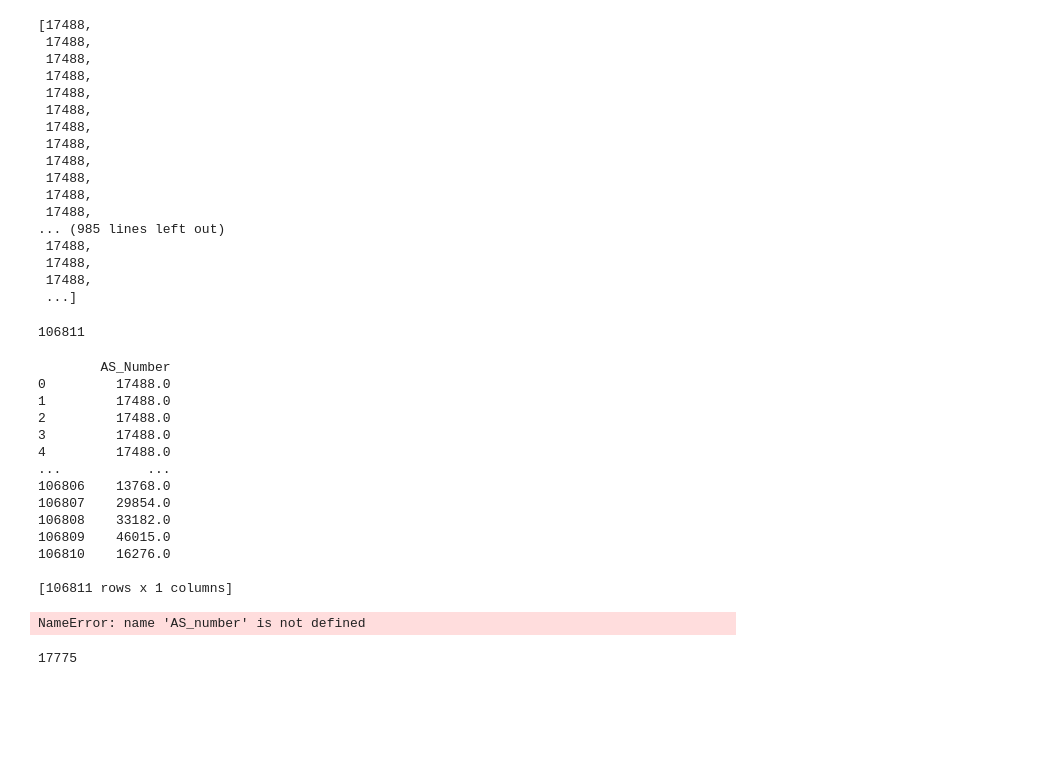
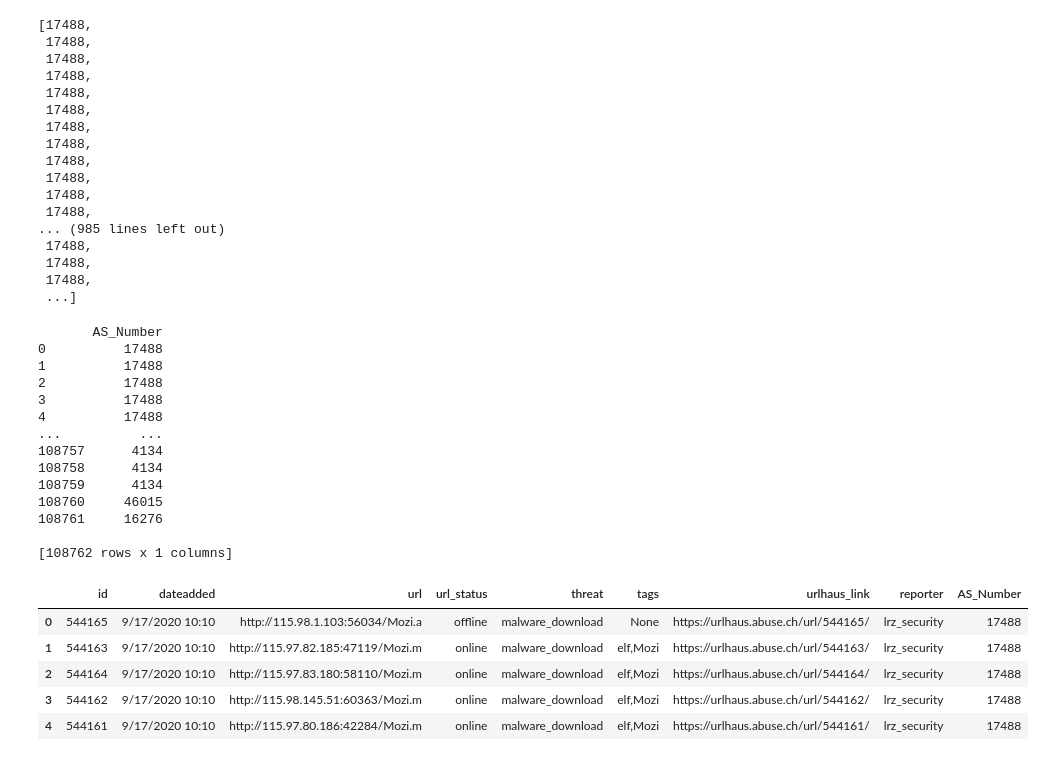
Before and after one commit to tderoon/Cybereconomicsgroup4, a Jupyter notebook: ASN.ipynb, the cells around one changed output. Saved outputs shown, nothing was run; the diff lists cells and outputs as text; code cells hidden in the pictures; blank space fills up the shorter version.

Commit message:
updated
A useless URL marked "invalid URL" and the ASN IP could not be obtained with a null value.

```diff
--- a/ASN.ipynb
+++ b/ASN.ipynb
@@ -166,13 +236,6 @@ ASN_number
  17488,
  17488,
  ...]
-# %%
-for each in ip_list_URL:
-    ASN_for_new = asndb.lookup(each)
-    ASN_number.append(ASN_for_new[0])
-len(ASN_number)
-# %% [output]
-106811
 # %%
 #transfer the ASN to the .csv document
 name=['AS_Number']
@@ -180,28 +243,30 @@ AS_number = pd.DataFrame(columns=name,data=ASN_number)
 print(AS_number)
 AS_number.to_csv('AS_number.csv',encoding='gbk')
 # %% [output]
-        AS_Number
-0         17488.0
-1         17488.0
-2         17488.0
-3         17488.0
-4         17488.0
-...           ...
-106806    13768.0
-106807    29854.0
-106808    33182.0
-106809    46015.0
-106810    16276.0
+       AS_Number
+0          17488
+1          17488
+2          17488
+3          17488
+4          17488
+...          ...
+108757      4134
+108758      4134
+108759      4134
+108760     46015
+108761     16276
 
-[106811 rows x 1 columns]
+[108762 rows x 1 columns]
-# %%
-AS_number_del_none = AS_number.dropna(axis=0, how='any')
-AS_number_1 = AS_number_del_none.astype(int)
-AS_number_1
-# %% [output]
-NameError: name 'AS_number' is not defined
-# %%
-#17775 none value
-106811 - 89036
-# %% [output]
-17775
+# %%
+
+df = data
+df = pd.concat([df,AS_number],axis=1)
+# %%
+df.head()
+# %% [output]
+|  | id | dateadded | url | url_status | threat | tags | urlhaus_link | reporter | AS_Number |
+| 0 | 544165 | 9/17/2020 10:10 | http://115.98.1.103:56034/Mozi.a | offline | malware_download | None | https://urlhaus.abuse.ch/url/544165/ | lrz_security | 17488 |
+| 1 | 544163 | 9/17/2020 10:10 | http://115.97.82.185:47119/Mozi.m | online | malware_download | elf,Mozi | https://urlhaus.abuse.ch/url/544163/ | lrz_security | 17488 |
+| 2 | 544164 | 9/17/2020 10:10 | http://115.97.83.180:58110/Mozi.m | online | malware_download | elf,Mozi | https://urlhaus.abuse.ch/url/544164/ | lrz_security | 17488 |
+| 3 | 544162 | 9/17/2020 10:10 | http://115.98.145.51:60363/Mozi.m | online | malware_download | elf,Mozi | https://urlhaus.abuse.ch/url/544162/ | lrz_security | 17488 |
+| 4 | 544161 | 9/17/2020 10:10 | http://115.97.80.186:42284/Mozi.m | online | malware_download | elf,Mozi | https://urlhaus.abuse.ch/url/544161/ | lrz_security | 17488 |
```
Also changed, not shown: parts of 8 cells of this notebook, 2 other files.
